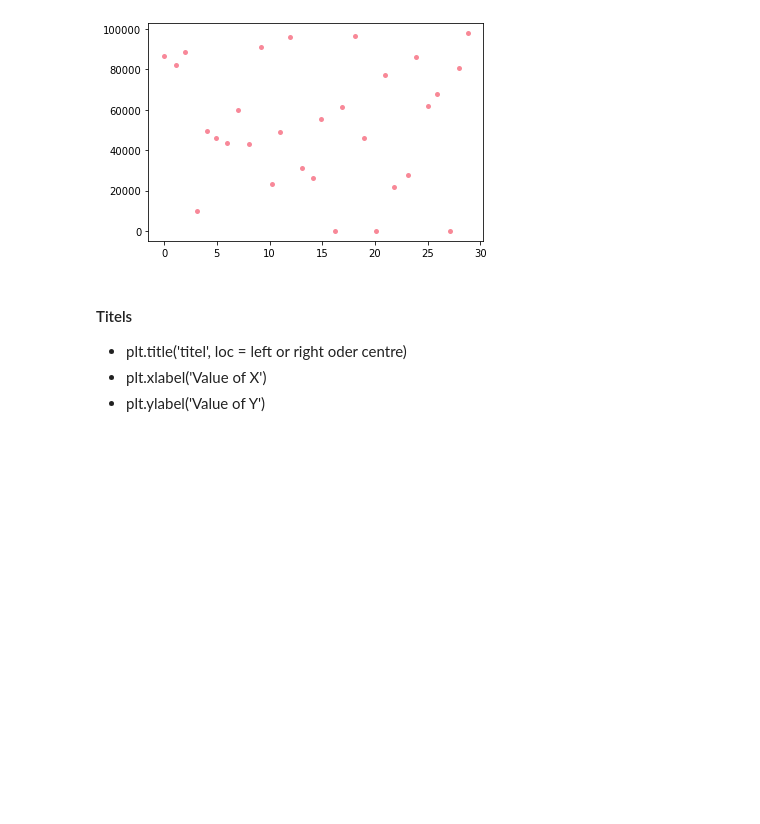
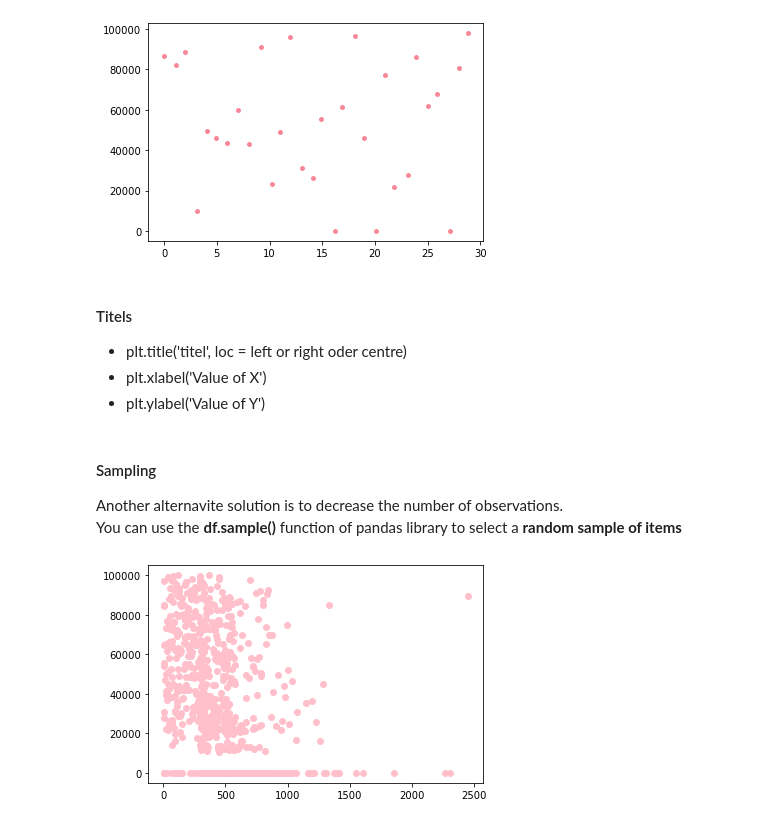
Before and after one commit to JosephineBiedermann/LabsPhine, a Jupyter notebook: Week1/LAB_CAR3.ipynb, the cells around one changed output. Drawn from its saved outputs; the diff is of its cells as text; code cells hidden in the pictures; blank space fills up the shorter version.

```diff
--- a/Week1/LAB_CAR3.ipynb
+++ b/Week1/LAB_CAR3.ipynb
@@ -92,5 +105,3 @@ plt.show()
 [figure]
 # %% [markdown]
 ### Show a plot of the number of responses by the sales channel.
-# %%
-mca2 = mca2.drop(['respons_yes'])
@@ -196,3 +205,15 @@ KeyboardInterrupt:
 - plt.title('titel', loc = left or right oder centre)
 - plt.xlabel('Value of X')
 - plt.ylabel('Value of Y')
+# %% [markdown]
+#### Sampling
+Another alternavite solution is to decrease the number of observations.
+<br>
+You can use the **df.sample()** function of pandas library to select a **random sample of items**
+# %%
+mca2_sample= mca2.sample(800)
+
+plt.scatter('total_claim_amount', 'income', data=mca2_sample, color="pink")
+plt.show()
+# %% [output]
+[figure, added]
```
Also changed, not shown: parts of 12 cells of this notebook.
